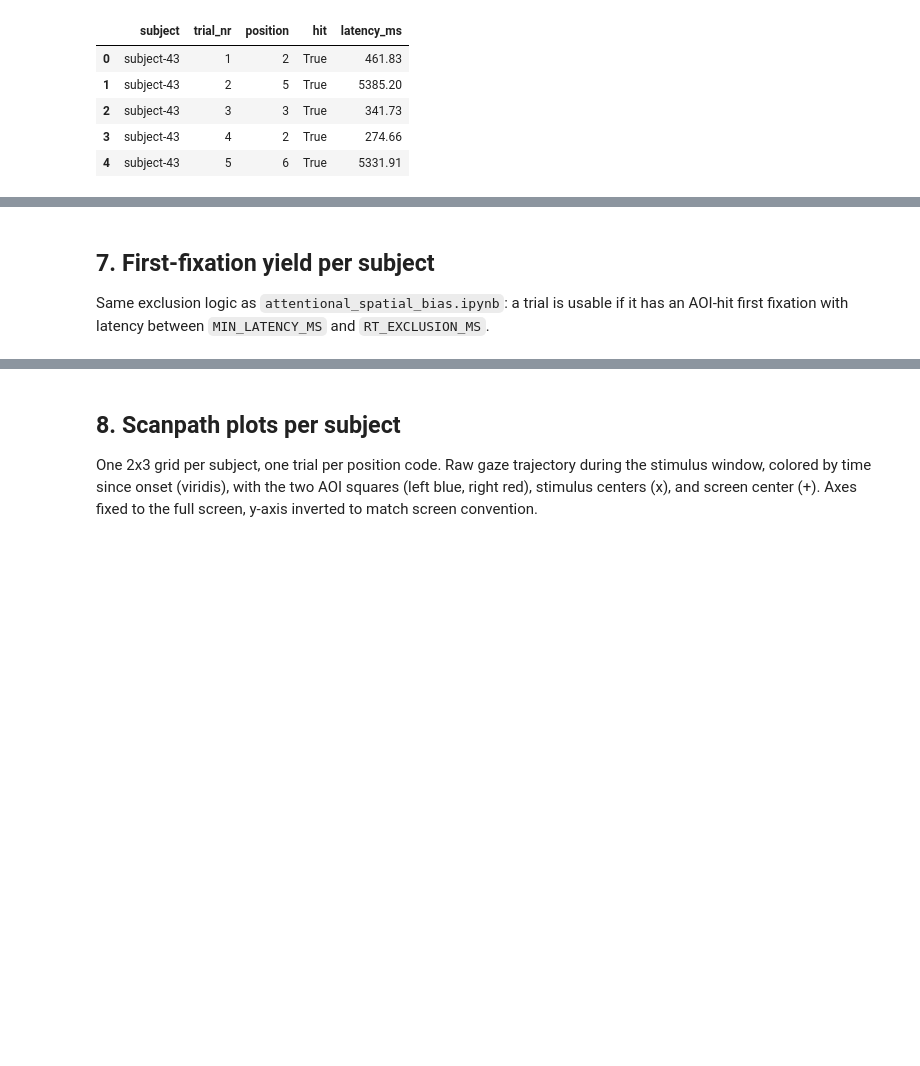
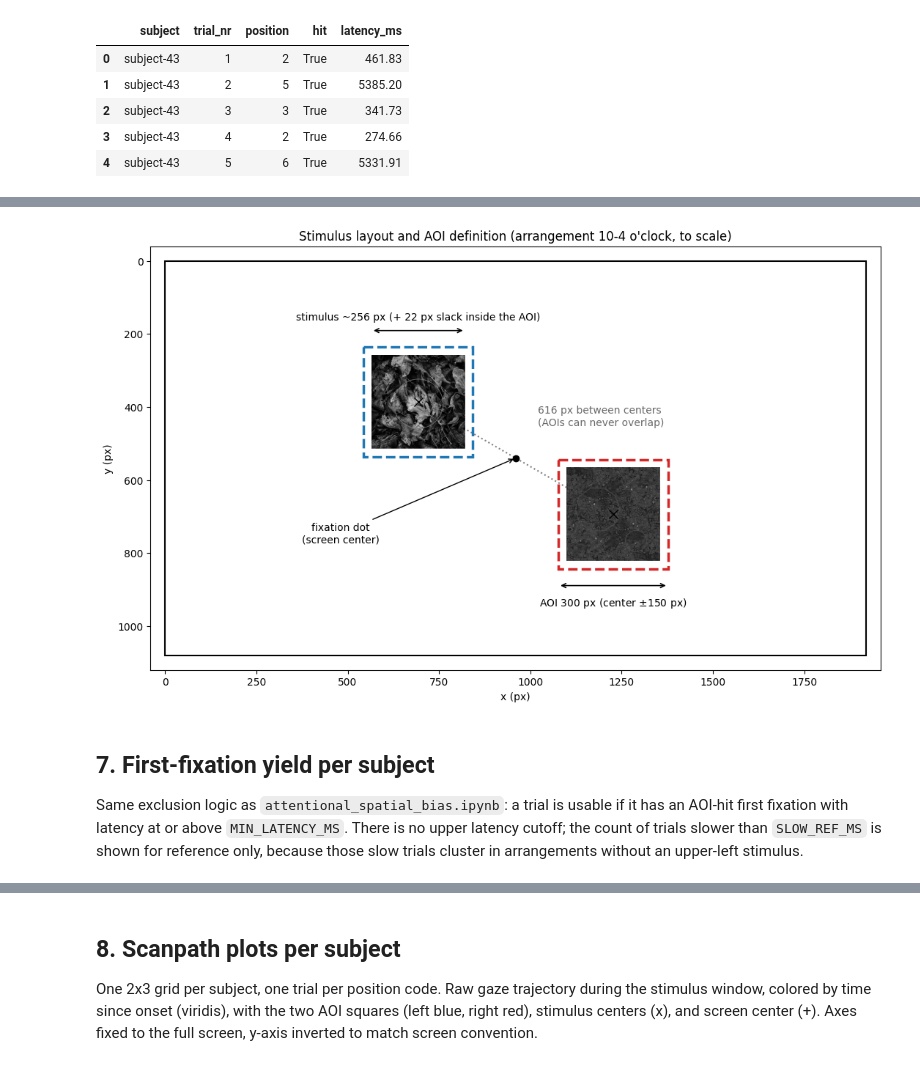
Before and after one commit to jnagasawa/ET-report, a Jupyter notebook: scripts/data_quality.ipynb, the cells around one changed output, grey strips where cells are left out. Saved outputs shown, nothing was run; the diff lists cells and outputs as text; code cells hidden in the pictures; blank space fills up the shorter version.

```diff
--- a/scripts/data_quality.ipynb
+++ b/scripts/data_quality.ipynb
@@ -397,9 +421,77 @@ plt.show()
+# %%
+import tarfile
+import io
+from PIL import Image
+
+with tarfile.open("../src/V7_AttentionalSpatialBias_.osexp") as t:
+    img_a = np.asarray(Image.open(io.BytesIO(t.extractfile("pool/000.png").read())))
+    img_b = np.asarray(Image.open(io.BytesIO(t.extractfile("pool/001.png").read())))
+
+STIM_HALF = 128          # ~256 px on screen (1025 px png at scale 0.25)
+CX, CY = SCREEN_W / 2, SCREEN_H / 2
+# arrangement "2" = 10-4 o'clock, offsets as logged in the trial CSVs
+OFF_L, OFF_R = (-267, -154), (267, 154)
+
+fig, ax = plt.subplots(figsize=(11, 6.6))
+ax.set_xlim(-40, SCREEN_W + 40)
+ax.set_ylim(SCREEN_H + 40, -40)
+ax.set_aspect("equal")
+ax.add_patch(patches.Rectangle((0, 0), SCREEN_W, SCREEN_H, fill=False,
+                               edgecolor="black", linewidth=1.5))
+
+for (dx, dy), img, col, name in [(OFF_L, img_a, "#1f77b4", "stimulus A"),
+                                  (OFF_R, img_b, "#d62728", "stimulus B")]:
+    cx, cy = CX + dx, CY + dy
+    ax.imshow(img, extent=(cx - STIM_HALF, cx + STIM_HALF,
+                           cy + STIM_HALF, cy - STIM_HALF), zorder=2)
+    ax.add_patch(patches.Rectangle((cx - AOI_MARGIN_PX, cy - AOI_MARGIN_PX),
+                                   2 * AOI_MARGIN_PX, 2 * AOI_MARGIN_PX,
+                                   fill=False, edgecolor=col, linewidth=2.5,
+                                   linestyle="--", zorder=3))
+    ax.plot(cx, cy, "x", color="black", markersize=8, zorder=4)
+
+# fixation dot at screen center
+ax.plot(CX, CY, "o", color="black", markersize=6, zorder=4)
+ax.annotate("fixation dot\n(screen center)", (CX, CY), xytext=(CX - 480, CY + 230),
+            textcoords="data", fontsize=10, ha="center",
+            arrowprops=dict(arrowstyle="->", linewidth=1))
+
+# AOI width annotation, under the right stimulus
+cxr, cyr = CX + OFF_R[0], CY + OFF_R[1]
+y_arrow = cyr + AOI_MARGIN_PX + 45
+ax.annotate("", xy=(cxr - AOI_MARGIN_PX, y_arrow), xytext=(cxr + AOI_MARGIN_PX, y_arrow),
+            arrowprops=dict(arrowstyle="<->", linewidth=1.2))
+ax.text(cxr, y_arrow + 55, "AOI 300 px (center $\pm$150 px)", ha="center", fontsize=10)
+
+# stimulus width annotation, above the left stimulus
+cxl, cyl = CX + OFF_L[0], CY + OFF_L[1]
+y_arrow2 = cyl - AOI_MARGIN_PX - 45
+ax.annotate("", xy=(cxl - STIM_HALF, y_arrow2), xytext=(cxl + STIM_HALF, y_arrow2),
+            arrowprops=dict(arrowstyle="<->", linewidth=1.2))
+ax.text(cxl, y_arrow2 - 30, "stimulus ~256 px (+ 22 px slack inside the AOI)",
+        ha="center", fontsize=10)
+
+# center-to-center distance
+ax.plot([cxl, cxr], [cyl, cyr], linestyle=":", color="gray", linewidth=1.5, zorder=1)
+ax.text(CX + 60, CY - 90, "616 px between centers\n(AOIs can never overlap)",
+        fontsize=10, color="dimgray")
+
+ax.set_title("Stimulus layout and AOI definition (arrangement 10-4 o'clock, to scale)")
+ax.set_xlabel("x (px)")
+ax.set_ylabel("y (px)")
+fig.tight_layout()
+fig.savefig(os.path.join(OUT_DIR, "aoi_schematic.png"), dpi=150)
+plt.show()
+# %% [output]
+[figure, added]
 # %% [markdown]
 ## 7. First-fixation yield per subject
 
 Same exclusion logic as `attentional_spatial_bias.ipynb`: a trial is usable
-if it has an AOI-hit first fixation with latency between `MIN_LATENCY_MS`
-and `RT_EXCLUSION_MS`.
+if it has an AOI-hit first fixation with latency at or above
+`MIN_LATENCY_MS`. There is no upper latency cutoff; the count of trials
+slower than `SLOW_REF_MS` is shown for reference only, because those slow
+trials cluster in arrangements without an upper-left stimulus.
 # %%
 yield_rows = []
 for s in SUBJECTS:
```
Also changed, not shown: parts of 7 cells of this notebook, 25 other files.
